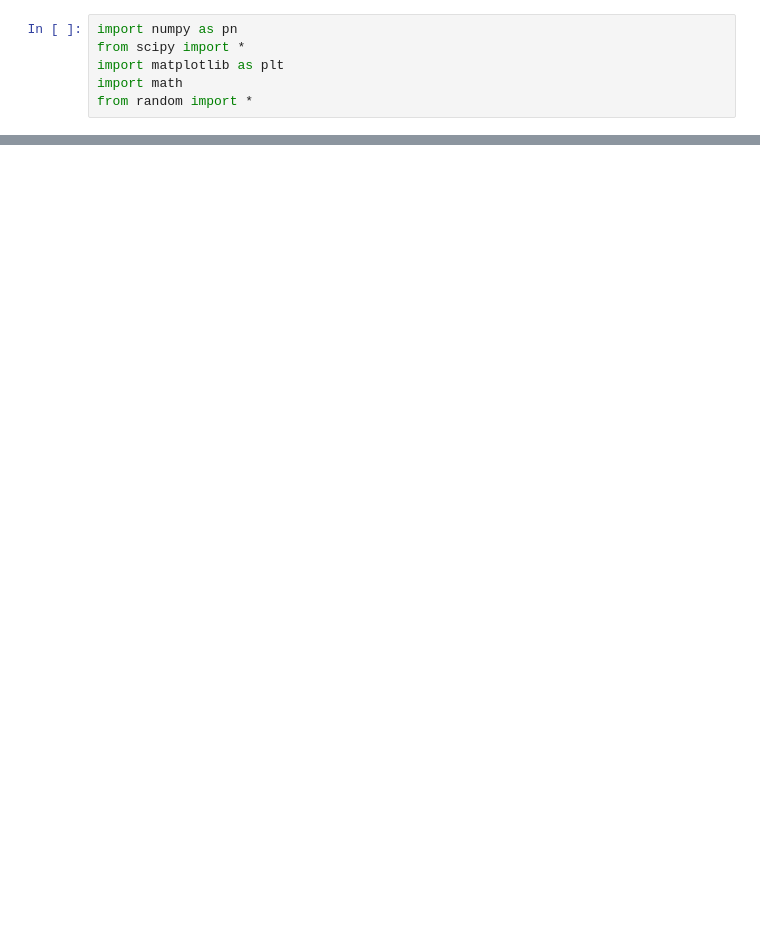
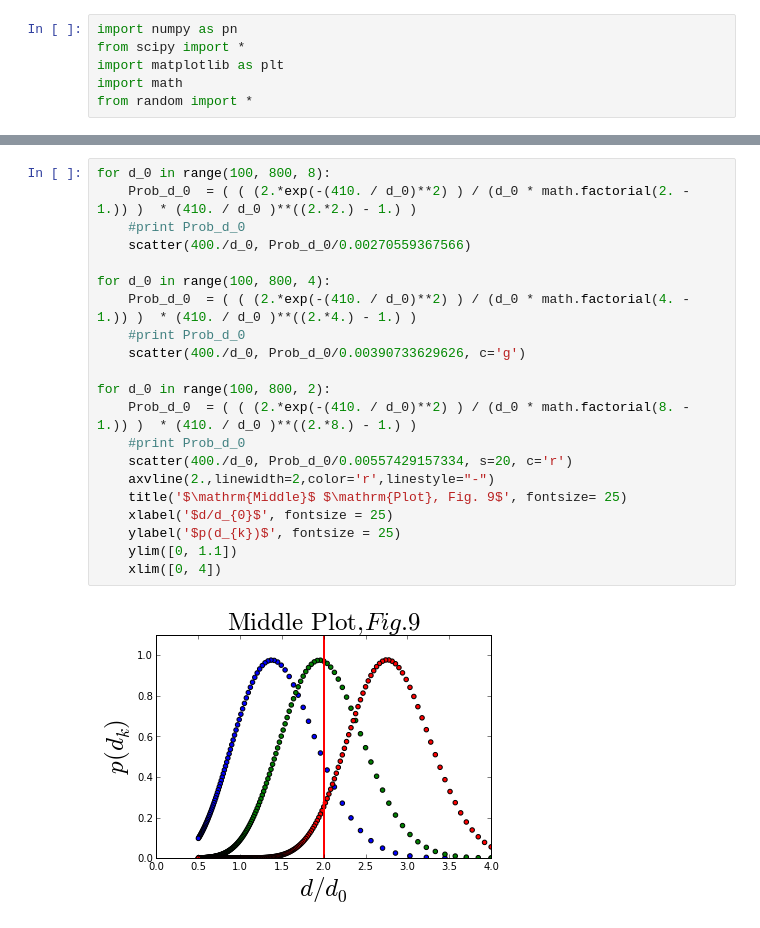
Before and after one commit to jngaravitoc/Bayesian_Homeworks, a Jupyter notebook: Code_Bayesian_Density_Estimator.ipynb, the cells around one changed output, grey strips where cells are left out. Cells and saved outputs as stored; diff of their text form; blank space fills up the shorter version.

```diff
--- a/Code_Bayesian_Density_Estimator.ipynb
+++ b/Code_Bayesian_Density_Estimator.ipynb
@@ -28,0 +65,23 @@ print exp(1)
+# %%
+for d_0 in range(100, 800, 8):
+    Prob_d_0  = ( ( (2.*exp(-(410. / d_0)**2) ) / (d_0 * math.factorial(2. - 1.)) )  * (410. / d_0 )**((2.*2.) - 1.) )
+    #print Prob_d_0
+    scatter(400./d_0, Prob_d_0/0.00270559367566)
+
+for d_0 in range(100, 800, 4):
+    Prob_d_0  = ( ( (2.*exp(-(410. / d_0)**2) ) / (d_0 * math.factorial(4. - 1.)) )  * (410. / d_0 )**((2.*4.) - 1.) )
+    #print Prob_d_0
+    scatter(400./d_0, Prob_d_0/0.00390733629626, c='g')
+
+for d_0 in range(100, 800, 2):
+    Prob_d_0  = ( ( (2.*exp(-(410. / d_0)**2) ) / (d_0 * math.factorial(8. - 1.)) )  * (410. / d_0 )**((2.*8.) - 1.) )
+    #print Prob_d_0
+    scatter(400./d_0, Prob_d_0/0.00557429157334, s=20, c='r')
+    axvline(2.,linewidth=2,color='r',linestyle="-")
+    title('$\mathrm{Middle}$ $\mathrm{Plot}, Fig. 9$', fontsize= 25)
+    xlabel('$d/d_{0}$', fontsize = 25)
+    ylabel('$p(d_{k})$', fontsize = 25)
+    ylim([0, 1.1])
+    xlim([0, 4])
+# %% [output]
+[figure, added]
```
Also changed, not shown: parts of 8 cells of this notebook.
